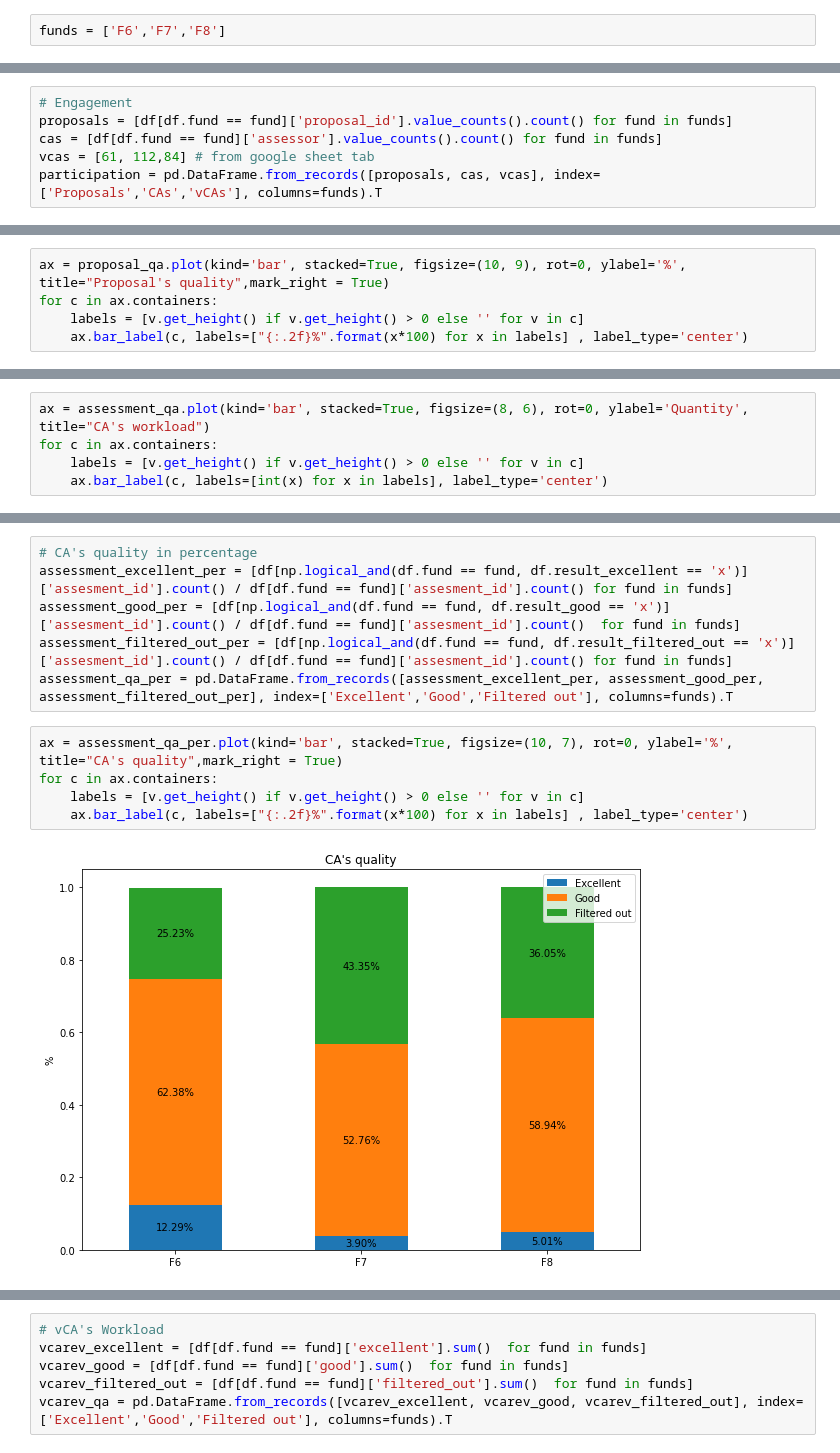
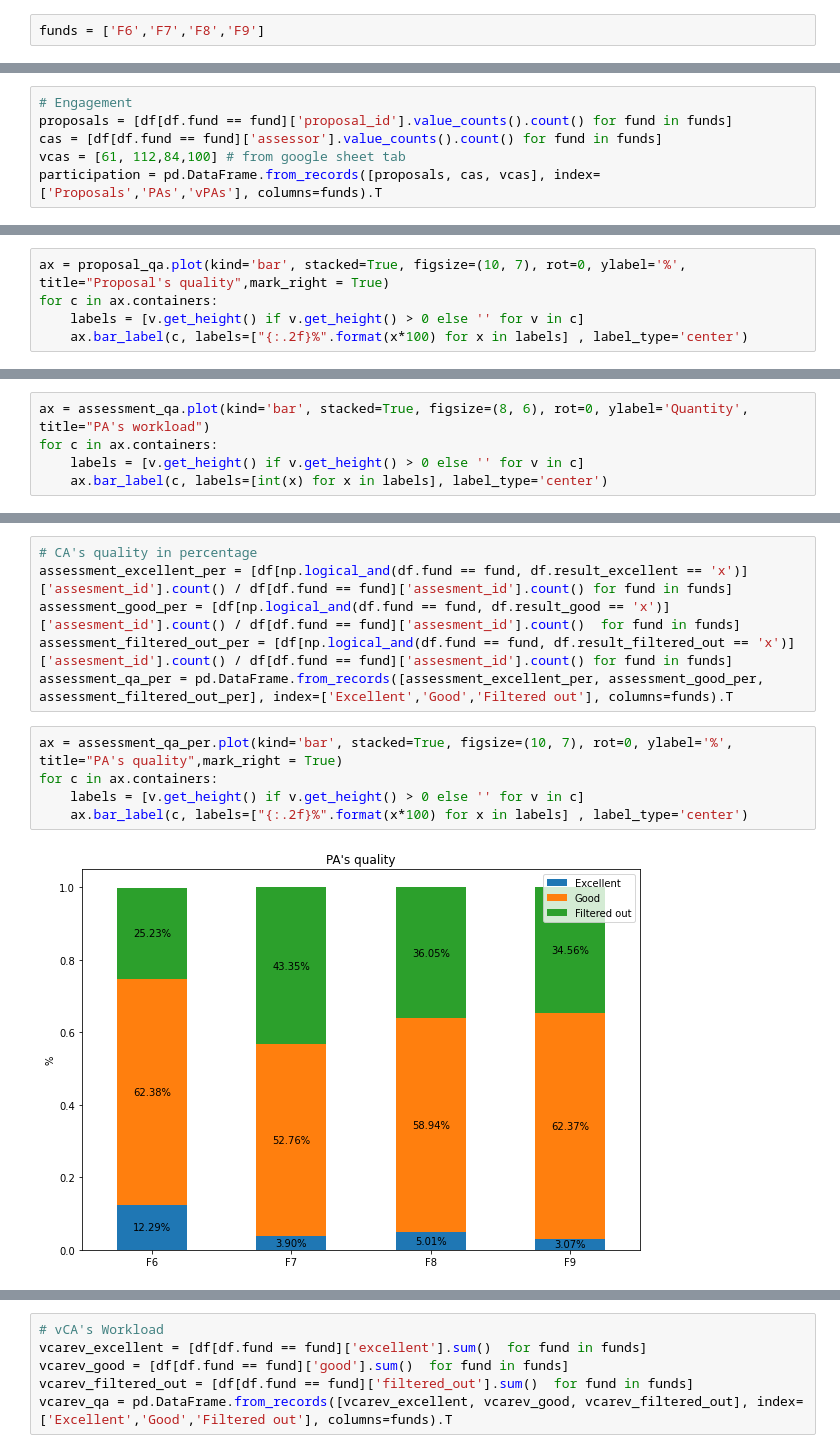
Before and after one commit to rodolfomiranda/ca_vca_stats, a Jupyter notebook: ca_vca_stats.ipynb, the cells around one changed output, grey strips where cells are left out. Saved outputs shown, nothing was run; the diff lists cells and outputs as text.

```diff
--- a/ca_vca_stats.ipynb
+++ b/ca_vca_stats.ipynb
@@ -33,15 +35,15 @@ dfx = df[df.result_filtered_out != 'x'].copy()
 dfx['avg_avg_rating_final'] = dfx.groupby('proposal_id')['avg_rating'].transform(np.mean)
 dfx.sort_values(by=['avg_avg_rating_final'], inplace=True, ascending=False)
 # %%
-funds = ['F6','F7','F8']
+funds = ['F6','F7','F8','F9']
 # %% [markdown]
 ## Engagement
 # %%
 # Engagement
 proposals = [df[df.fund == fund]['proposal_id'].value_counts().count() for fund in funds]
 cas = [df[df.fund == fund]['assessor'].value_counts().count() for fund in funds]
-vcas = [61, 112,84] # from google sheet tab
-participation = pd.DataFrame.from_records([proposals, cas, vcas], index=['Proposals','CAs','vCAs'], columns=funds).T
+vcas = [61, 112,84,100] # from google sheet tab
+participation = pd.DataFrame.from_records([proposals, cas, vcas], index=['Proposals','PAs','vPAs'], columns=funds).T
 # %%
 ax = participation.plot(kind='bar', stacked=True, figsize=(8, 6), rot=0, ylabel='Quantity', title="Participation")
 for c in ax.containers:
@@ -60,7 +62,7 @@ bad = [dfx[np.logical_and(dfx.fund == fund, dfx.avg_avg_rating_final < 3)]['prop
 
 proposal_qa = pd.DataFrame.from_records([good, regular, bad], index=['Score > 4','Score between 3 and 4','Score < 3'], columns=funds).T
 # %%
-ax = proposal_qa.plot(kind='bar', stacked=True, figsize=(10, 9), rot=0, ylabel='%', title="Proposal's quality",mark_right = True)
+ax = proposal_qa.plot(kind='bar', stacked=True, figsize=(10, 7), rot=0, ylabel='%', title="Proposal's quality",mark_right = True)
 for c in ax.containers:
     labels = [v.get_height() if v.get_height() > 0 else '' for v in c]
     ax.bar_label(c, labels=["{:.2f}%".format(x*100) for x in labels] , label_type='center')
@@ -76,7 +78,7 @@ assessment_good = [df[np.logical_and(df.fund == fund, df.result_good == 'x')]['a
 assessment_filtered_out = [df[np.logical_and(df.fund == fund, df.result_filtered_out == 'x')]['assesment_id'].count()  for fund in funds]
 assessment_qa = pd.DataFrame.from_records([assessment_excellent, assessment_good, assessment_filtered_out], index=['Excellent','Good','Filtered out'], columns=funds).T
 # %%
-ax = assessment_qa.plot(kind='bar', stacked=True, figsize=(8, 6), rot=0, ylabel='Quantity', title="CA's workload")
+ax = assessment_qa.plot(kind='bar', stacked=True, figsize=(8, 6), rot=0, ylabel='Quantity', title="PA's workload")
 for c in ax.containers:
     labels = [v.get_height() if v.get_height() > 0 else '' for v in c]
     ax.bar_label(c, labels=[int(x) for x in labels], label_type='center')
@@ -91,10 +93,10 @@ assessment_good_per = [df[np.logical_and(df.fund == fund, df.result_good == 'x')
 assessment_filtered_out_per = [df[np.logical_and(df.fund == fund, df.result_filtered_out == 'x')]['assesment_id'].count() / df[df.fund == fund]['assesment_id'].count() for fund in funds]
 assessment_qa_per = pd.DataFrame.from_records([assessment_excellent_per, assessment_good_per, assessment_filtered_out_per], index=['Excellent','Good','Filtered out'], columns=funds).T
 # %%
-ax = assessment_qa_per.plot(kind='bar', stacked=True, figsize=(10, 7), rot=0, ylabel='%', title="CA's quality",mark_right = True)
+ax = assessment_qa_per.plot(kind='bar', stacked=True, figsize=(10, 7), rot=0, ylabel='%', title="PA's quality",mark_right = True)
 for c in ax.containers:
     labels = [v.get_height() if v.get_height() > 0 else '' for v in c]
     ax.bar_label(c, labels=["{:.2f}%".format(x*100) for x in labels] , label_type='center')
 # %% [output]
-[figure, old version]
+[figure, new version]
 # %% [markdown]
```
Also changed, not shown: parts of 23 cells of this notebook, 30 other files.
